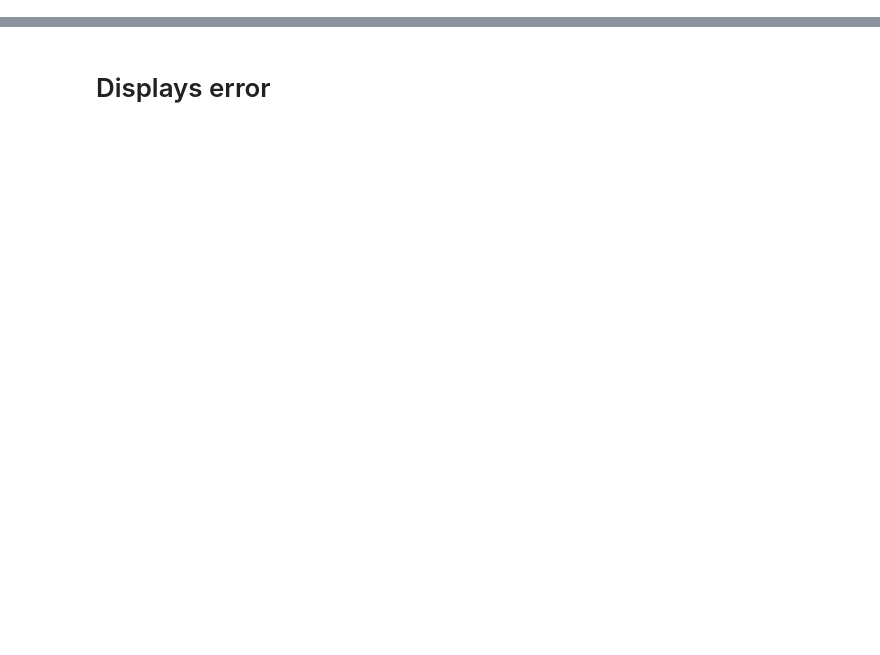
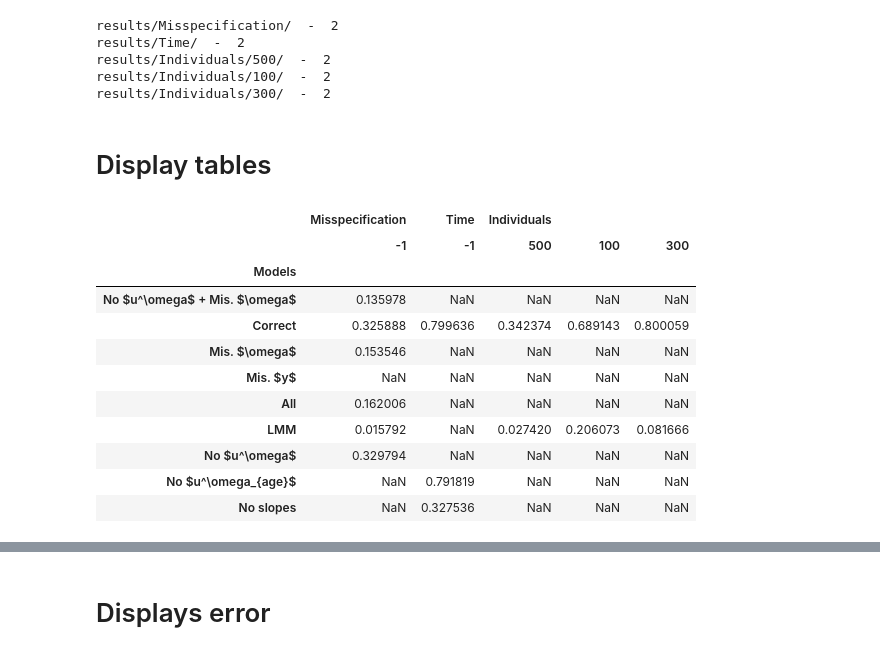
Before and after one commit to Jeanselme/IndividualVariability, a Jupyter notebook: Analysis.ipynb, the cells around one changed output, grey strips where cells are left out. Drawn from its saved outputs; the diff is of its cells as text; code cells hidden in the pictures; blank space fills up the shorter version.

Commit message:
Updated experiment

```diff
--- a/Analysis.ipynb
+++ b/Analysis.ipynb
@@ -32,0 +80,39 @@ for file_name in os.listdir(path):
+# %%
+estimates, ci, esterror, coverage = {}, {}, {}, {}
+for experiment in os.listdir(path):
+    for number in os.listdir(path + experiment):
+        # Check if directory
+        if experiment in ['Individuals', 'Points', 'Correlated Random Effect']:
+            estimates[(experiment, int(number))], ci[(experiment, int(number))], \
+            esterror[(experiment, int(number))], coverage[(experiment, int(number))] = evaluate(path + experiment + '/' + number + '/')
+        else:
+            estimates[(experiment, -1)], ci[(experiment, -1)], \
+            esterror[(experiment, -1)], coverage[(experiment, -1)] = evaluate(path + experiment + '/')
+            break
+
+estimates, ci, esterror, coverage = pd.DataFrame(estimates), pd.DataFrame(ci), pd.DataFrame(esterror), pd.DataFrame(coverage)
+estimates.index.name, ci.index.name, esterror.index.name, coverage.index.name = 'Models', 'Models', 'Models', 'Models'
+# %% [output]
+results/Misspecification/  -  2
+results/Time/  -  2
+results/Individuals/500/  -  2
+results/Individuals/100/  -  2
+results/Individuals/300/  -  2
+# %% [markdown]
+# Display tables
+# %%
+# Std of estimates
+estimates.map(np.std)
+# %% [output]
+|  | Misspecification | Time | Individuals |  |  |
+|  | -1 | -1 | 500 | 100 | 300 |
+| Models |  |  |  |  |  |
+| No $u^\omega$ + Mis. $\omega$ | 0.135978 | NaN | NaN | NaN | NaN |
+| Correct | 0.325888 | 0.799636 | 0.342374 | 0.689143 | 0.800059 |
+| Mis. $\omega$ | 0.153546 | NaN | NaN | NaN | NaN |
+| Mis. $y$ | NaN | NaN | NaN | NaN | NaN |
+| All | 0.162006 | NaN | NaN | NaN | NaN |
+| LMM | 0.015792 | NaN | 0.027420 | 0.206073 | 0.081666 |
+| No $u^\omega$ | 0.329794 | NaN | NaN | NaN | NaN |
+| No $u^\omega_{age}$ | NaN | 0.791819 | NaN | NaN | NaN |
+| No slopes | NaN | 0.327536 | NaN | NaN | NaN |
```
Also changed, not shown: parts of 17 cells of this notebook, 2 other files.
